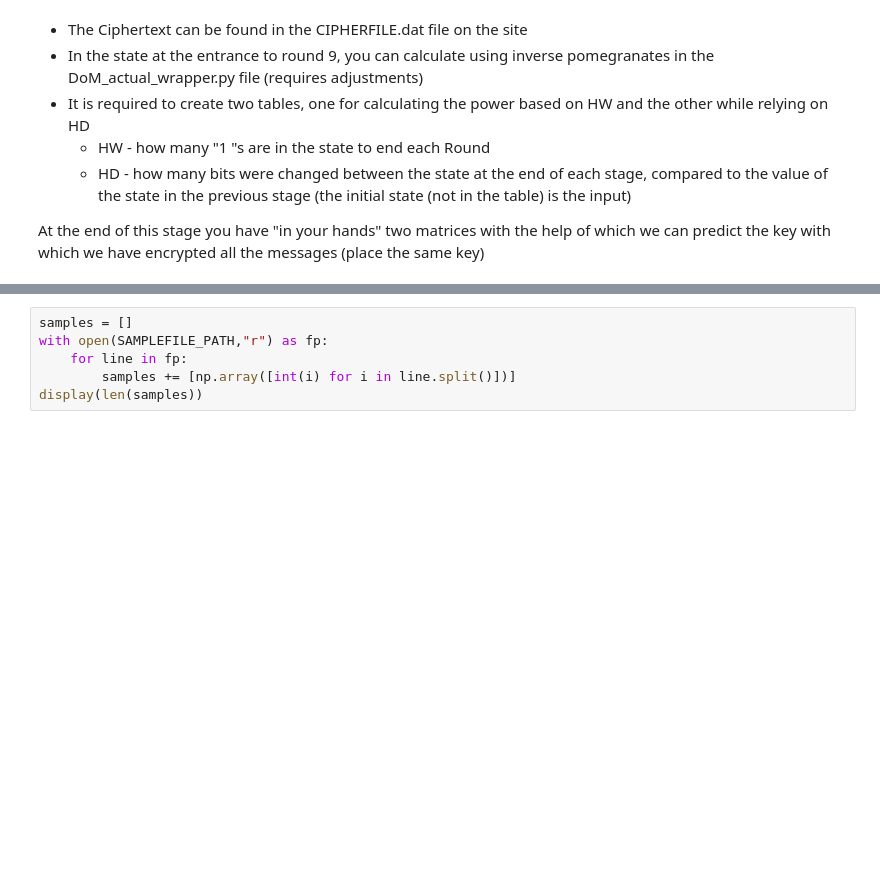
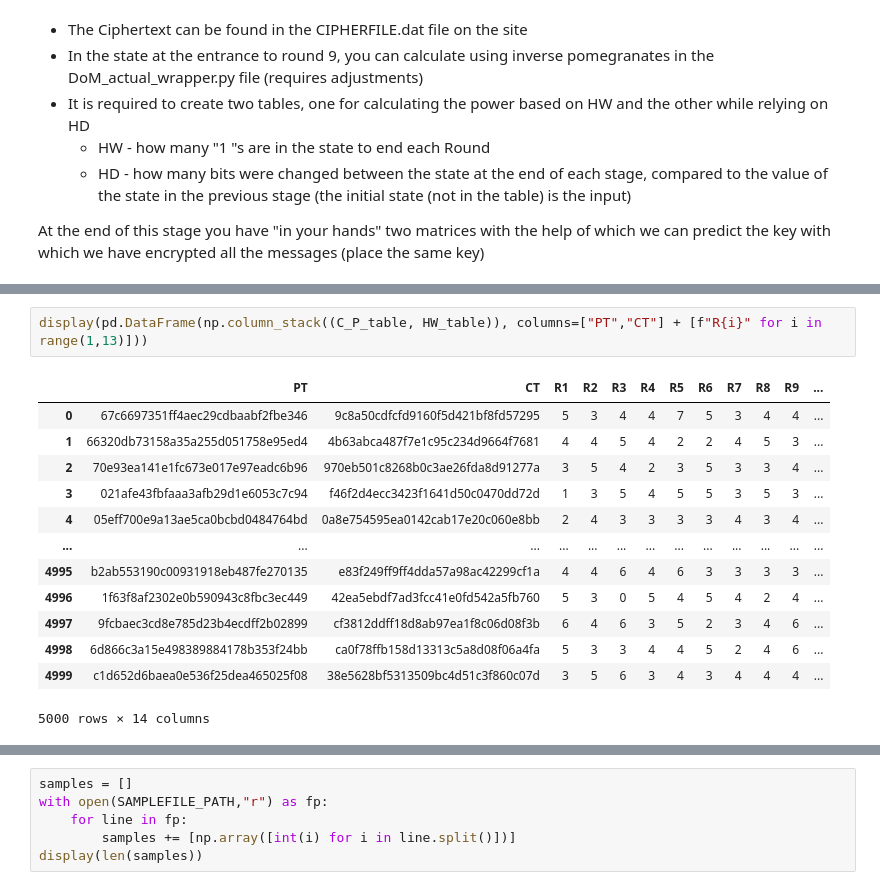
Before and after one commit to kfirgirstein/Hardware_Security_HW_049017, a Jupyter notebook: HW/HW2/part1.ipynb, the cells around one changed output, grey strips where cells are left out. Drawn from its saved outputs; the diff is of its cells as text; blank space fills up the shorter version.

```diff
--- a/HW/HW2/part1.ipynb
+++ b/HW/HW2/part1.ipynb
@@ -27,2 +42,18 @@ display(len(cipher))
 # %% [output]
 5000
+# %%
+display(pd.DataFrame(np.column_stack((C_P_table, HW_table)), columns=["PT","CT"] + [f"R{i}" for i in range(1,13)]))
+# %% [output]
+|  | PT | CT | R1 | R2 | R3 | R4 | R5 | R6 | R7 | R8 | R9 | ... |
+| 0 | 67c6697351ff4aec29cdbaabf2fbe346 | 9c8a50cdfcfd9160f5d421bf8fd57295 | 5 | 3 | 4 | 4 | 7 | 5 | 3 | 4 | 4 | ... |
+| 1 | 66320db73158a35a255d051758e95ed4 | 4b63abca487f7e1c95c234d9664f7681 | 4 | 4 | 5 | 4 | 2 | 2 | 4 | 5 | 3 | ... |
+| 2 | 70e93ea141e1fc673e017e97eadc6b96 | 970eb501c8268b0c3ae26fda8d91277a | 3 | 5 | 4 | 2 | 3 | 5 | 3 | 3 | 4 | ... |
+| 3 | 021afe43fbfaaa3afb29d1e6053c7c94 | f46f2d4ecc3423f1641d50c0470dd72d | 1 | 3 | 5 | 4 | 5 | 5 | 3 | 5 | 3 | ... |
+| 4 | 05eff700e9a13ae5ca0bcbd0484764bd | 0a8e754595ea0142cab17e20c060e8bb | 2 | 4 | 3 | 3 | 3 | 3 | 4 | 3 | 4 | ... |
+| ... | ... | ... | ... | ... | ... | ... | ... | ... | ... | ... | ... | ... |
+| 4995 | b2ab553190c00931918eb487fe270135 | e83f249ff9ff4dda57a98ac42299cf1a | 4 | 4 | 6 | 4 | 6 | 3 | 3 | 3 | 3 | ... |
+| 4996 | 1f63f8af2302e0b590943c8fbc3ec449 | 42ea5ebdf7ad3fcc41e0fd542a5fb760 | 5 | 3 | 0 | 5 | 4 | 5 | 4 | 2 | 4 | ... |
+| 4997 | 9fcbaec3cd8e785d23b4ecdff2b02899 | cf3812ddff18d8ab97ea1f8c06d08f3b | 6 | 4 | 6 | 3 | 5 | 2 | 3 | 4 | 6 | ... |
+| 4998 | 6d866c3a15e498389884178b353f24bb | ca0f78ffb158d13313c5a8d08f06a4fa | 5 | 3 | 3 | 4 | 4 | 5 | 2 | 4 | 6 | ... |
+| 4999 | c1d652d6baea0e536f25dea465025f08 | 38e5628bf5313509bc4d51c3f860c07d | 3 | 5 | 6 | 3 | 4 | 3 | 4 | 4 | 4 | ... |
+5000 rows × 14 columns
```
Also changed, not shown: parts of 23 cells of this notebook, 17 other files.
